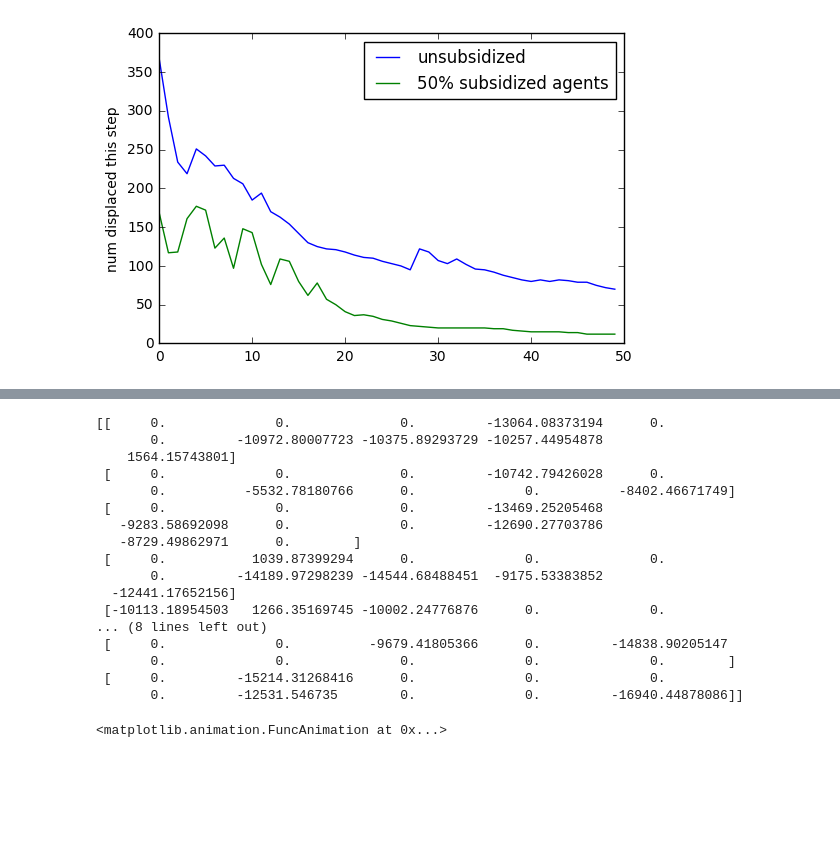
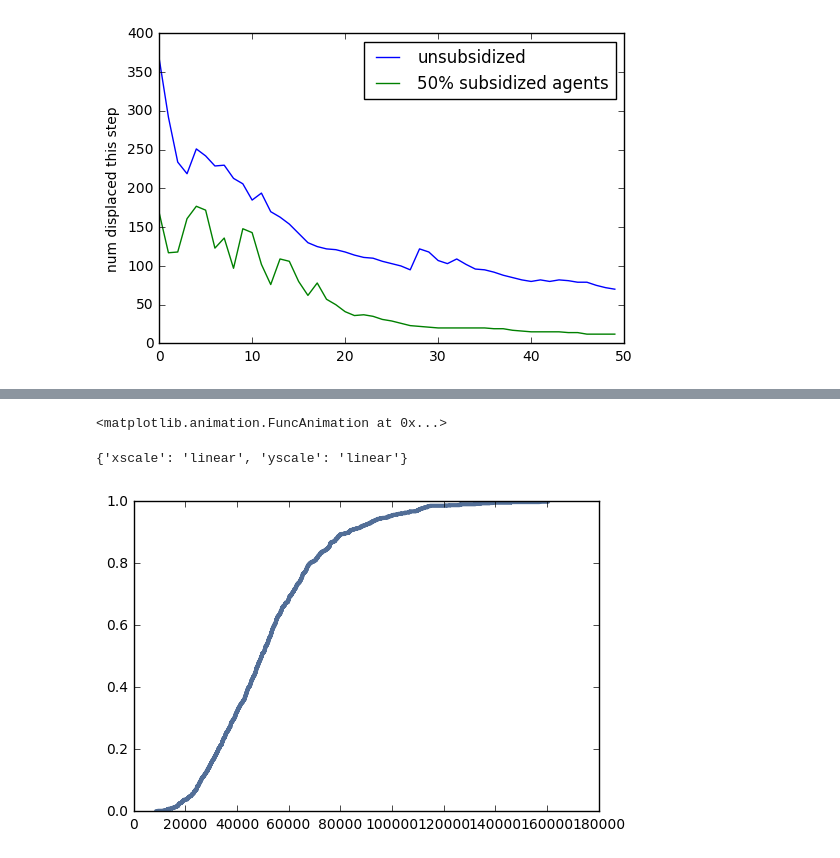
Before and after one commit to Margaretmcrawf/Gentrification, a Jupyter notebook: code/MargoExplore.ipynb, the cells around one changed output, grey strips where cells are left out. Drawn from its saved outputs; the diff is of its cells as text; code cells hidden in the pictures; blank space fills up the shorter version.

```diff
--- a/code/MargoExplore.ipynb
+++ b/code/MargoExplore.ipynb
@@ -349,24 +347,17 @@ anim = viewer.animate()
-# %%
-print(city.array)
-# %% [output]
-[[     0.              0.              0.         -13064.08373194      0.
-       0.         -10972.80007723 -10375.89293729 -10257.44954878
-    1564.15743801]
- [     0.              0.              0.         -10742.79426028      0.
-       0.          -5532.78180766      0.              0.          -8402.46671749]
- [     0.              0.              0.         -13469.25205468
-   -9283.58692098      0.              0.         -12690.27703786
-   -8729.49862971      0.        ]
- [     0.           1039.87399294      0.              0.              0.
-       0.         -14189.97298239 -14544.68488451  -9175.53383852
-  -12441.17652156]
- [-10113.18954503   1266.35169745 -10002.24776876      0.              0.
-... (8 lines left out)
- [     0.              0.          -9679.41805366      0.         -14838.90205147
-       0.              0.              0.              0.              0.        ]
- [     0.         -15214.31268416      0.              0.              0.
-       0.         -12531.546735        0.              0.         -16940.44878086]]
 # %%
 anim
 # %% [output]
 <matplotlib.animation.FuncAnimation at 0x...>
+# %%
+import thinkplot
+from thinkstats2 import Cdf
+
+city = TransformingCity(20)
+incomes = city.incomes
+hist, bin_edges = np.histogram(incomes)
+cdf_incomes = Cdf(incomes)
+thinkplot.Cdf(cdf_incomes)
+# plt.plot(cdf_incomes)
+# %% [output]
+{'xscale': 'linear', 'yscale': 'linear'}
+[figure, added]
```
Also changed, not shown: parts of 5 cells of this notebook, 2 other files.
